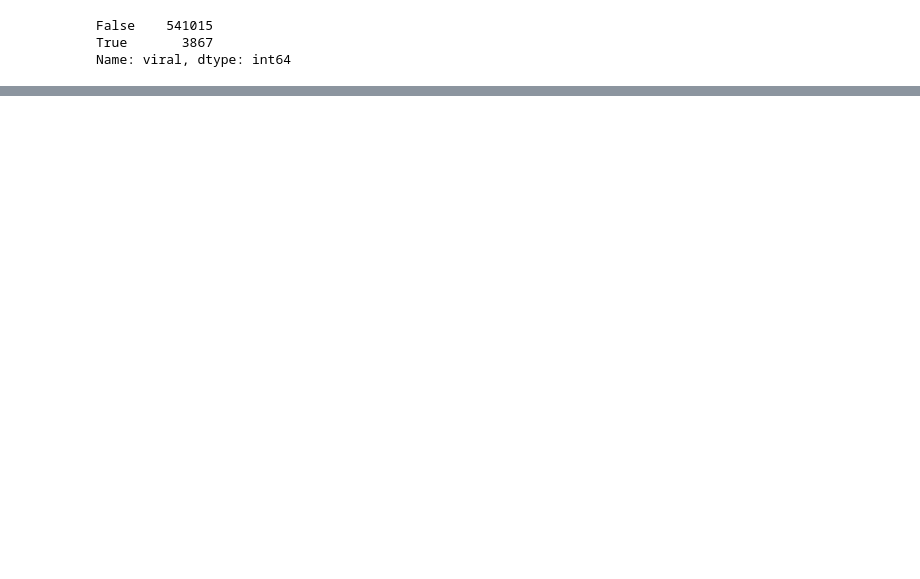
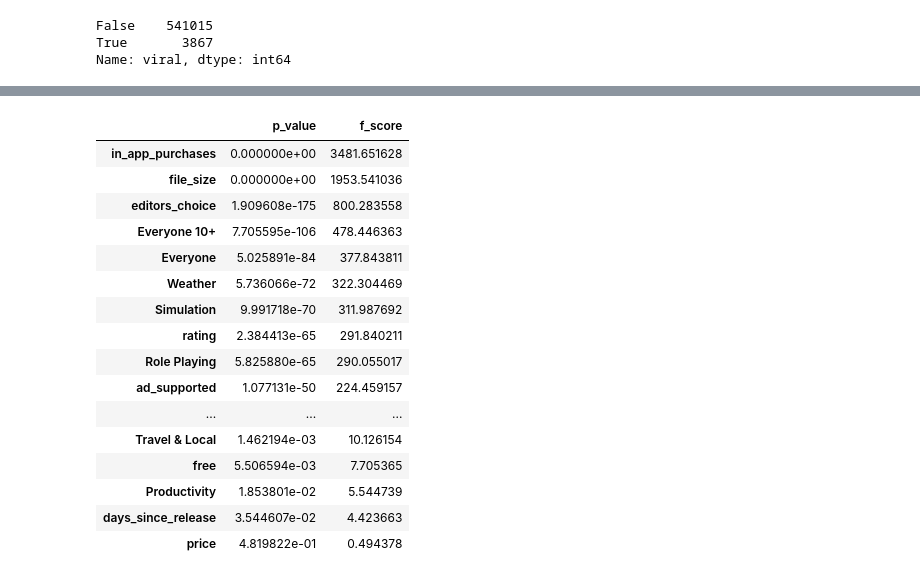
Before and after one commit to OKPTaylor/app-success-predictor, a Jupyter notebook: project-app-predict-test.ipynb, the cells around one changed output, grey strips where cells are left out. Cells and saved outputs as stored; diff of their text form; code cells hidden in the pictures; blank space fills up the shorter version.

```diff
--- a/project-app-predict-test.ipynb
+++ b/project-app-predict-test.ipynb
@@ -367,0 +532,38 @@ The continuous variables are:
+# %%
+#selects all columns except first one and target for X_train and y_train etc.
+X_train = train_df.iloc[:, 1:-1]
+X_train = X_train.drop(columns=list_of_rejected_features)
+y_train = train_df.viral
+X_validate = validate_df.iloc[:, 1:-1]
+X_validate = X_validate.drop(columns=list_of_rejected_features)
+y_validate = validate_df.viral
+X_test = test_df.iloc[:, 1:-1]
+X_test = X_test.drop(columns=list_of_rejected_features)
+y_test = test_df.viral
+# %%
+train_scaled, validate_scaled, test_scaled = gw.scale_data(X_train, X_validate, X_test)
+# %%
+kbest_results=gw.select_kbest(train_scaled, y_train)
+# %%
+#drop nan rows
+kbest_results.dropna(inplace=True)
+# %%
+kbest_results.sort_values(by="f_score", ascending=False)
+# %% [output]
+|  | p_value | f_score |
+| in_app_purchases | 0.000000e+00 | 3481.651628 |
+| file_size | 0.000000e+00 | 1953.541036 |
+| editors_choice | 1.909608e-175 | 800.283558 |
+| Everyone 10+ | 7.705595e-106 | 478.446363 |
+| Everyone | 5.025891e-84 | 377.843811 |
+| Weather | 5.736066e-72 | 322.304469 |
+| Simulation | 9.991718e-70 | 311.987692 |
+| rating | 2.384413e-65 | 291.840211 |
+| Role Playing | 5.825880e-65 | 290.055017 |
+| ad_supported | 1.077131e-50 | 224.459157 |
+| ... | ... | ... |
+| Travel & Local | 1.462194e-03 | 10.126154 |
+| free | 5.506594e-03 | 7.705365 |
+| Productivity | 1.853801e-02 | 5.544739 |
+| days_since_release | 3.544607e-02 | 4.423663 |
+| price | 4.819822e-01 | 0.494378 |
```
Also changed, not shown: parts of 47 cells of this notebook.
